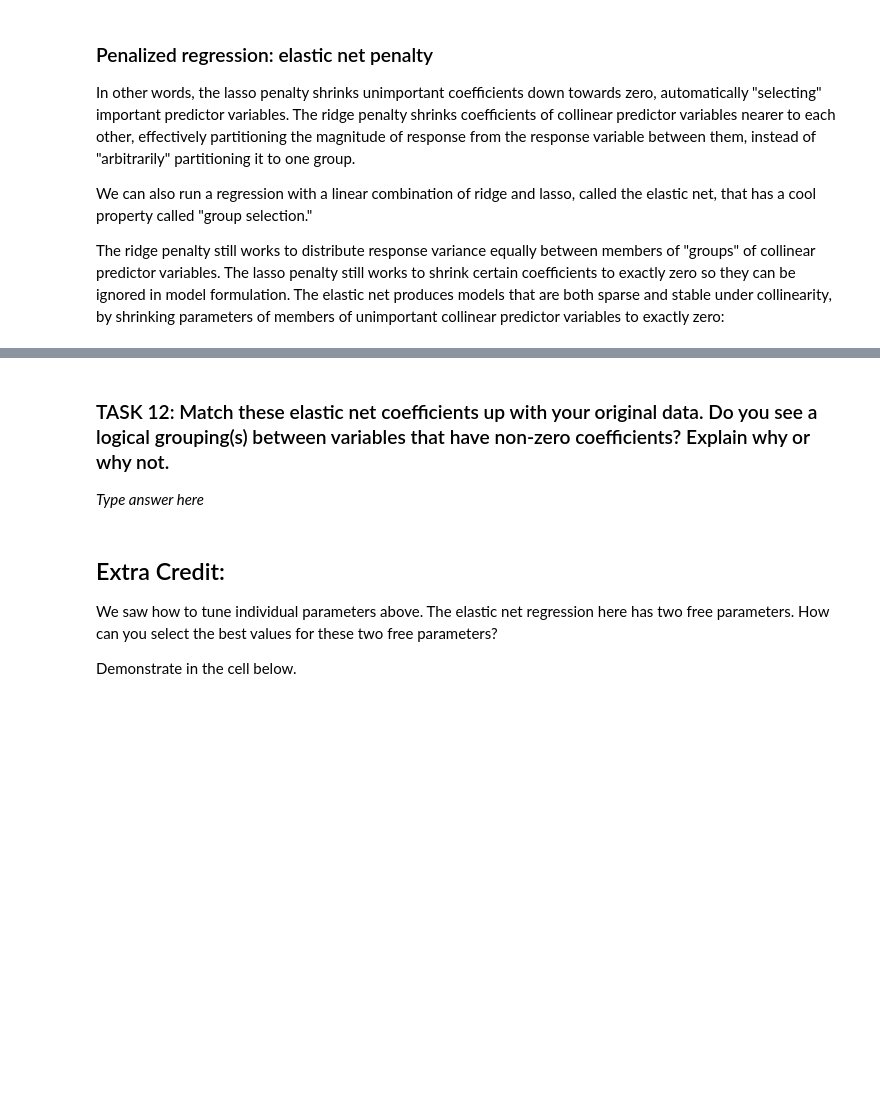
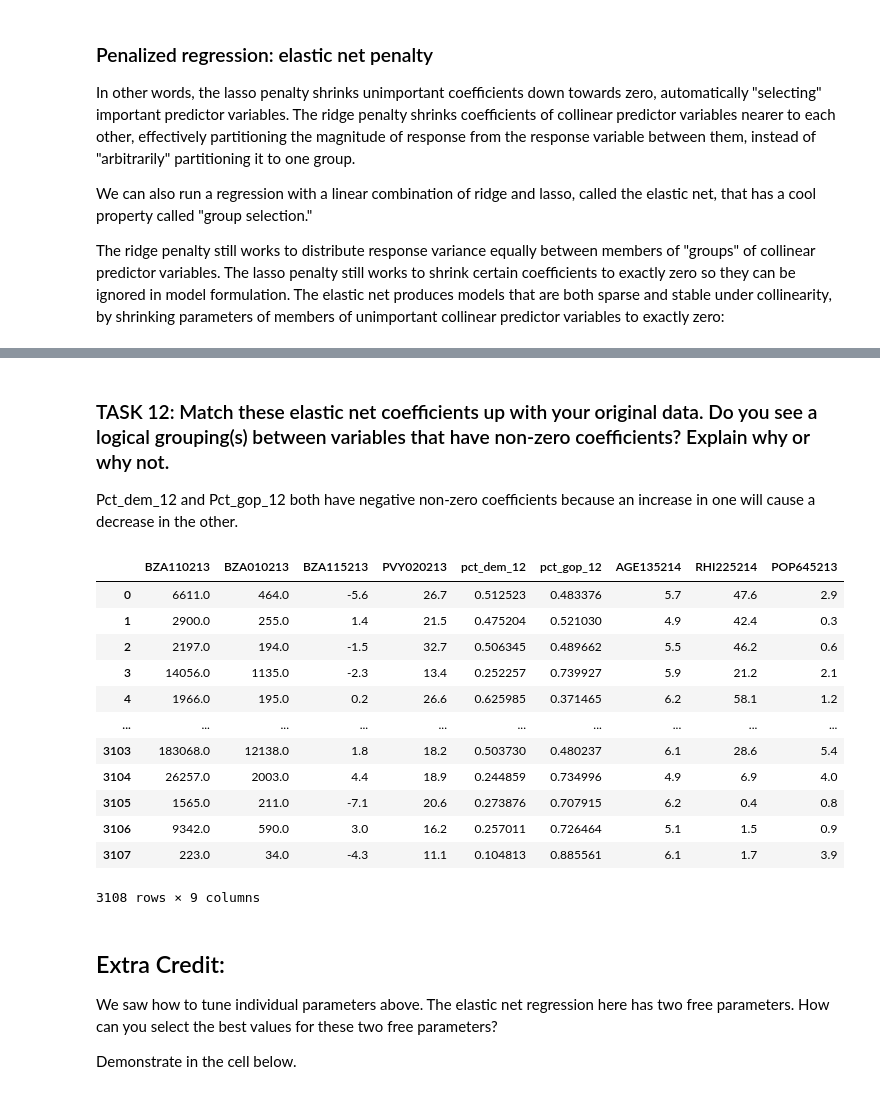
Before and after one commit to meperra/EnvDatSci22, a Jupyter notebook: CodeSprints/multicollinearity_methods.ipynb, the cells around one changed output, grey strips where cells are left out. Cells and saved outputs as stored; diff of their text form; code cells hidden in the pictures; blank space fills up the shorter version.

```diff
--- a/CodeSprints/multicollinearity_methods.ipynb
+++ b/CodeSprints/multicollinearity_methods.ipynb
@@ -583,8 +652,23 @@ vif['ElNet_coef']= model.coef_
 # %% [markdown]
 ### TASK 12: Match these elastic net coefficients up with your original data. Do you see a logical grouping(s) between variables that have non-zero coefficients? Explain why or why not.
-*Type answer here*
+Pct_dem_12 and Pct_gop_12 both have negative non-zero coefficients because an increase in one will cause a decrease in the other.
 # %%
 # Task 12 scratch cell:
+votes[my_list[1:11]]
+# %% [output]
+|  | BZA110213 | BZA010213 | BZA115213 | PVY020213 | pct_dem_12 | pct_gop_12 | AGE135214 | RHI225214 | POP645213 |
+| 0 | 6611.0 | 464.0 | -5.6 | 26.7 | 0.512523 | 0.483376 | 5.7 | 47.6 | 2.9 |
+| 1 | 2900.0 | 255.0 | 1.4 | 21.5 | 0.475204 | 0.521030 | 4.9 | 42.4 | 0.3 |
+| 2 | 2197.0 | 194.0 | -1.5 | 32.7 | 0.506345 | 0.489662 | 5.5 | 46.2 | 0.6 |
+| 3 | 14056.0 | 1135.0 | -2.3 | 13.4 | 0.252257 | 0.739927 | 5.9 | 21.2 | 2.1 |
+| 4 | 1966.0 | 195.0 | 0.2 | 26.6 | 0.625985 | 0.371465 | 6.2 | 58.1 | 1.2 |
+| ... | ... | ... | ... | ... | ... | ... | ... | ... | ... |
+| 3103 | 183068.0 | 12138.0 | 1.8 | 18.2 | 0.503730 | 0.480237 | 6.1 | 28.6 | 5.4 |
+| 3104 | 26257.0 | 2003.0 | 4.4 | 18.9 | 0.244859 | 0.734996 | 4.9 | 6.9 | 4.0 |
+| 3105 | 1565.0 | 211.0 | -7.1 | 20.6 | 0.273876 | 0.707915 | 6.2 | 0.4 | 0.8 |
+| 3106 | 9342.0 | 590.0 | 3.0 | 16.2 | 0.257011 | 0.726464 | 5.1 | 1.5 | 0.9 |
+| 3107 | 223.0 | 34.0 | -4.3 | 11.1 | 0.104813 | 0.885561 | 6.1 | 1.7 | 3.9 |
+3108 rows × 9 columns
 # %% [markdown]
 ## Extra Credit:
 We saw how to tune individual parameters above. The elastic net regression here has two free parameters. How can you select the best values for these two free parameters?
```
Also changed, not shown: parts of 21 cells of this notebook.
